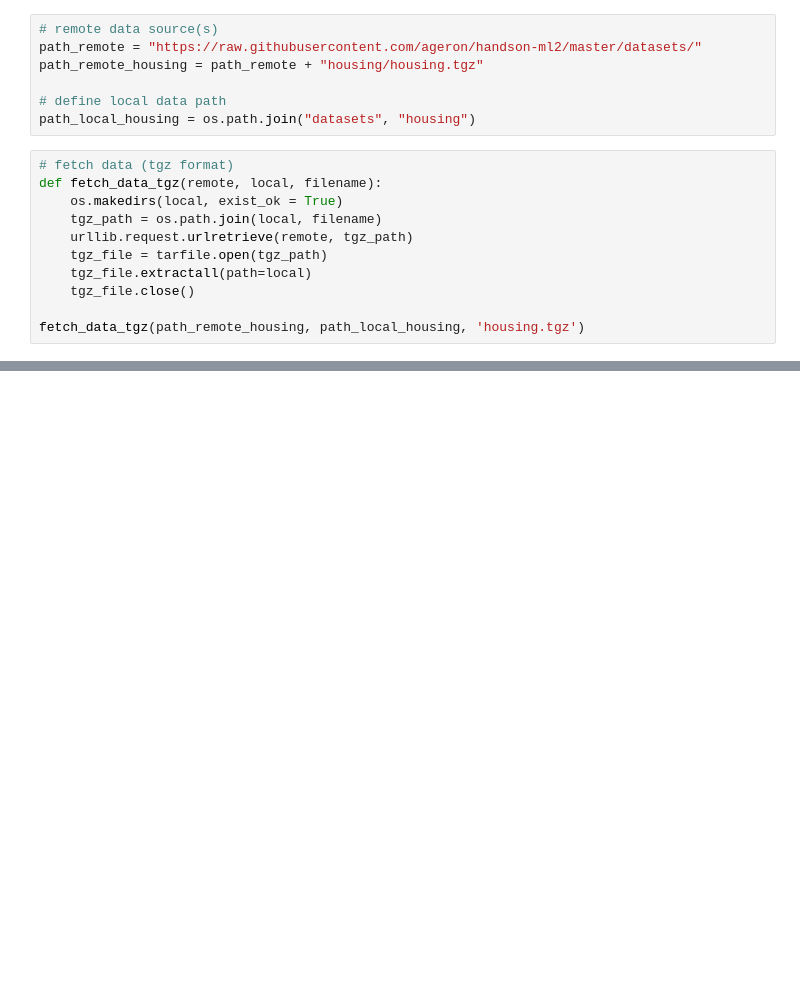
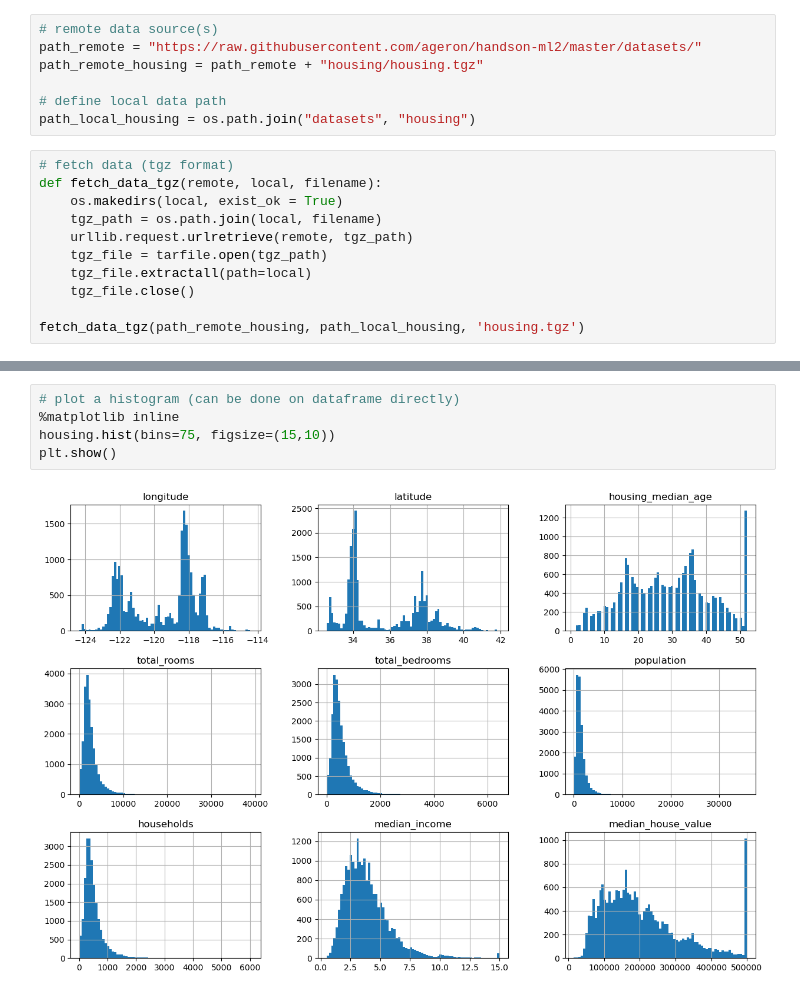
Before and after one commit to tjards/data_science_upskill, a Jupyter notebook: 1_housing/housing.ipynb, the cells around one changed output, grey strips where cells are left out. Cells and saved outputs as stored; diff of their text form; blank space fills up the shorter version.

```diff
--- a/1_housing/housing.ipynb
+++ b/1_housing/housing.ipynb
@@ -33,0 +85,7 @@ housing = load_data_csv(path_local_housing, 'housing.csv')
+# %%
+# plot a histogram (can be done on dataframe directly)
+%matplotlib inline
+housing.hist(bins=75, figsize=(15,10))
+plt.show()
+# %% [output]
+[figure, added]
```
Also changed, not shown: parts of 13 cells of this notebook.
